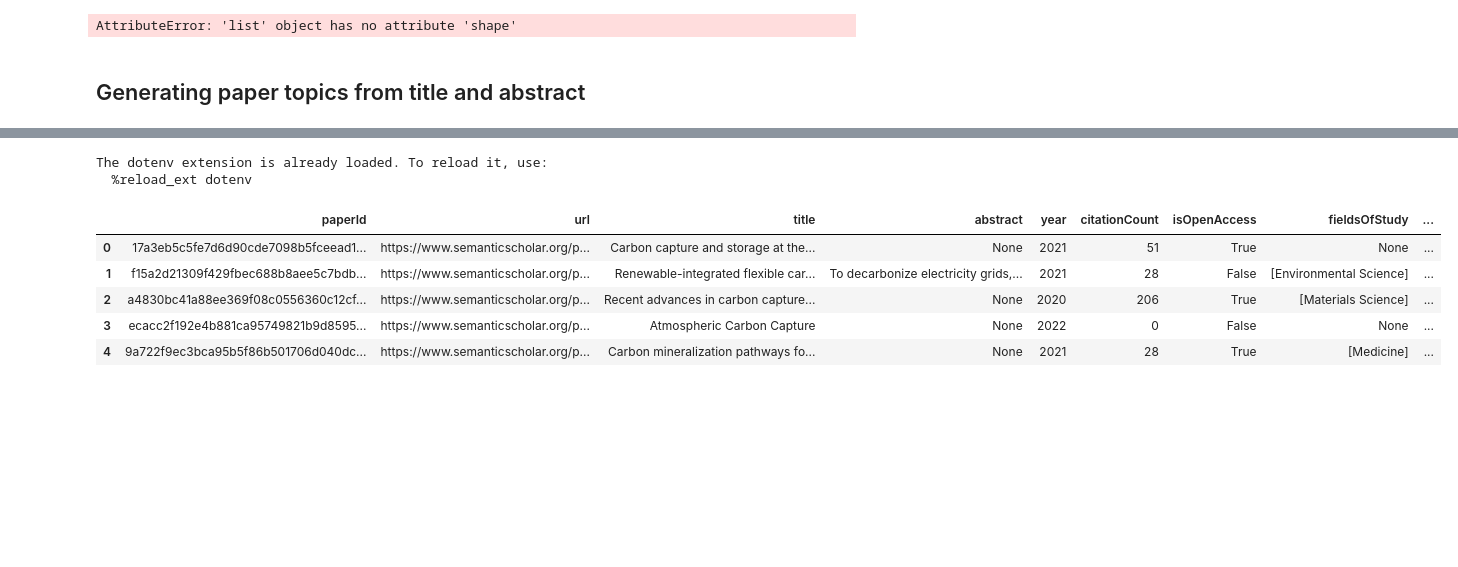
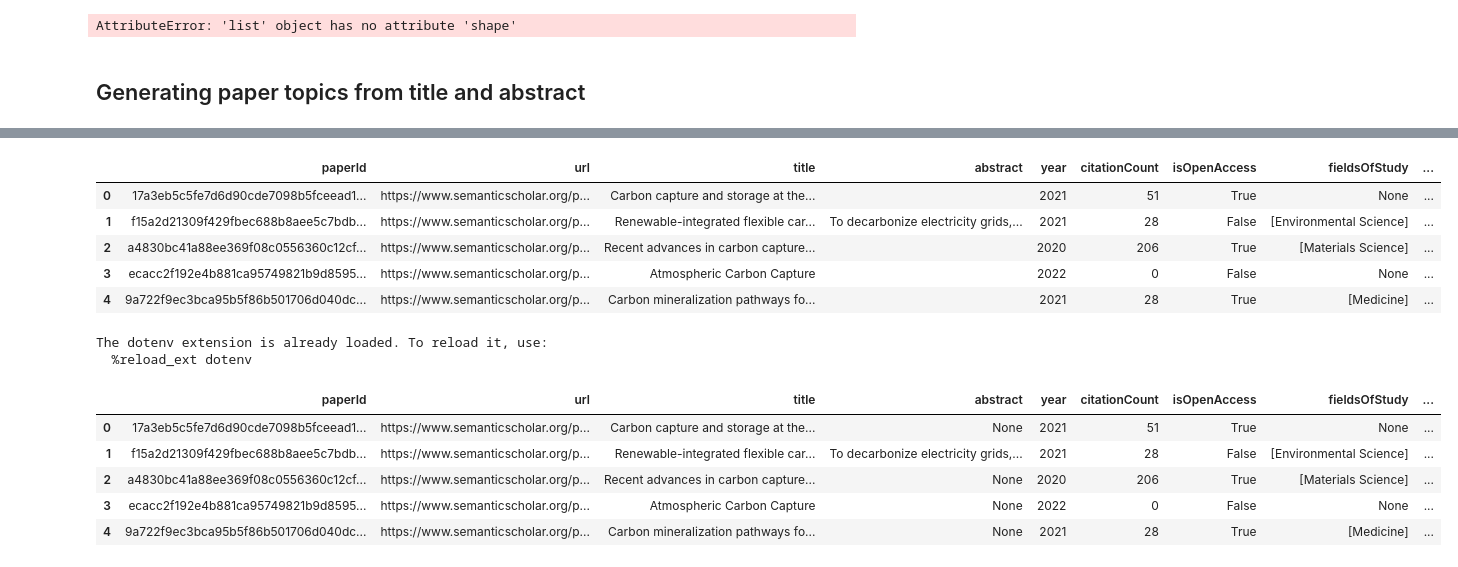
Before and after one commit to KevinH48264/autoscious-carbon-capture, a Jupyter notebook: knowledge_base/generate_viz.ipynb, the cells around one changed output, grey strips where cells are left out. Cells and saved outputs as stored; diff of their text form; code cells hidden in the pictures; blank space fills up the shorter version.

```diff
--- a/knowledge_base/generate_viz.ipynb
+++ b/knowledge_base/generate_viz.ipynb
@@ -321,0 +353,19 @@ print(df.head())
+# %%
+# Testing reranking of words based on similarity to document embedding via specter & ada
+
+from transformers import AutoTokenizer, AutoModel
+import torch
+
+# models
+EMBEDDING_MODEL = "text-embedding-ada-002"
+
+tokenizer = AutoTokenizer.from_pretrained('allenai/specter')
+model = AutoModel.from_pretrained('allenai/specter')
+
+def calculate_embedding(text):
+    inputs = tokenizer(text, padding=True, truncation=True, max_length=512, return_tensors="pt")
+    with torch.no_grad():
+        return model(**inputs)[0].mean(dim=1).numpy()
+
+# Calculate document embeddings
+# df['document_embedding'] = df['text'].apply(calculate_embedding)
@@ -321,0 +461,30 @@ print(df.head())
+# %%
+from numpy import dot
+from numpy.linalg import norm
+
+def cosine_similarity(a, b):
+    a = a.flatten()  # Add this line
+    b = b.flatten()  # Add this line
+    return dot(a, b) / (norm(a) * norm(b))
+# %%
+# Calculate cosine similarity scores
+df['cosine_similarity_scores'] = df.apply(lambda row: {word: cosine_similarity(word_embeddings[word], row['document_embedding']) for word in row['tokens']}, axis=1)
+
+# Run Guided LDA
+vectorizer = CountVectorizer(vocabulary=seed_topics.keys())
+data_vectorized = vectorizer.fit_transform(df['text'])
+lda_model = LatentDirichletAllocation(n_components=10, learning_method='online', random_state=0)
+lda_model.fit(data_vectorized)
+
+# Get topic distributions for each document and word distributions for each topic
+document_topic_distributions = lda_model.transform(data_vectorized)
+topic_word_distributions = lda_model.components_ / lda_model.components_.sum(axis=1)[:, np.newaxis]
+# %%
+df.head()
+# %% [output]
+|  | paperId | url | title | abstract | year | citationCount | isOpenAccess | fieldsOfStudy | ... |
+| 0 | 17a3eb5c5fe7d6d90cde7098b5fceead1... | https://www.semanticscholar.org/p... | Carbon capture and storage at the... |  | 2021 | 51 | True | None | ... |
+| 1 | f15a2d21309f429fbec688b8aee5c7bdb... | https://www.semanticscholar.org/p... | Renewable-integrated flexible car... | To decarbonize electricity grids,... | 2021 | 28 | False | [Environmental Science] | ... |
+| 2 | a4830bc41a88ee369f08c0556360c12cf... | https://www.semanticscholar.org/p... | Recent advances in carbon capture... |  | 2020 | 206 | True | [Materials Science] | ... |
+| 3 | ecacc2f192e4b881ca95749821b9d8595... | https://www.semanticscholar.org/p... | Atmospheric Carbon Capture |  | 2022 | 0 | False | None | ... |
+| 4 | 9a722f9ec3bca95b5f86b501706d040dc... | https://www.semanticscholar.org/p... | Carbon mineralization pathways fo... |  | 2021 | 28 | True | [Medicine] | ... |
```
Also changed, not shown: parts of 18 cells of this notebook.
